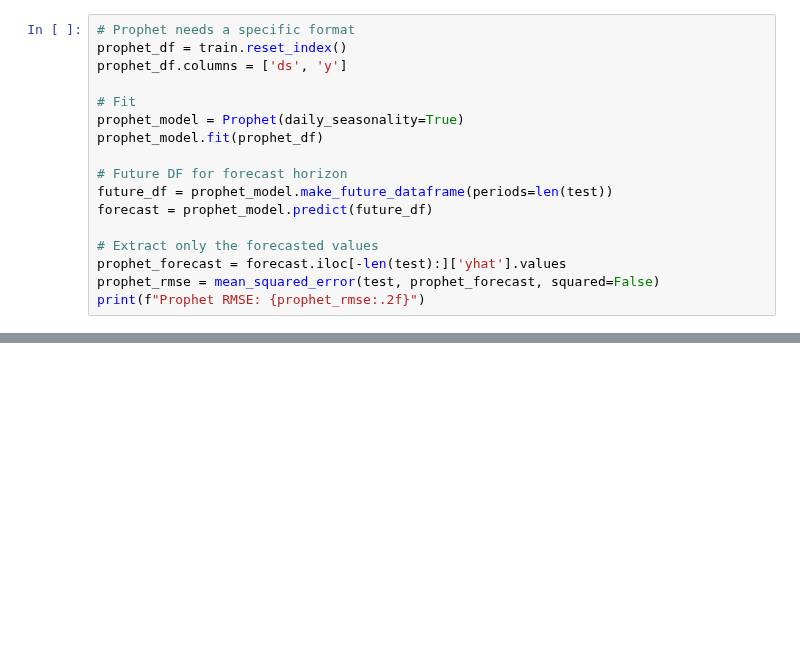
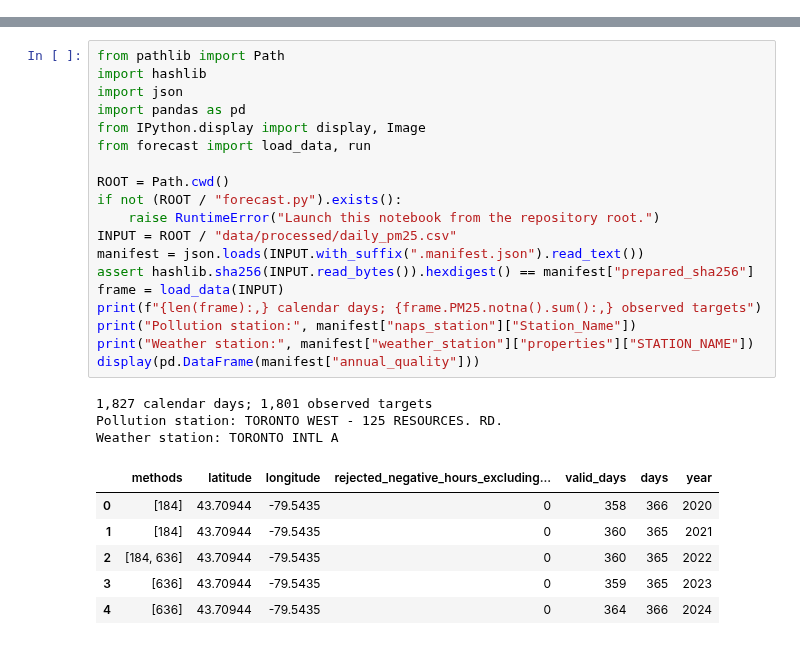
Before and after one commit to AhmedOT22/Air-Quality-Forecasting, a Jupyter notebook: AirQuality.ipynb, the cells around one changed output, grey strips where cells are left out. Cells and saved outputs as stored; diff of their text form; blank space fills up the shorter version.

```diff
--- a/AirQuality.ipynb
+++ b/AirQuality.ipynb
@@ -639,17 +0,0 @@ ETS RMSE: 14.14
-# %%
-# Prophet needs a specific format
-prophet_df = train.reset_index()
-prophet_df.columns = ['ds', 'y']
-
-# Fit
-prophet_model = Prophet(daily_seasonality=True)
-prophet_model.fit(prophet_df)
-
-# Future DF for forecast horizon
-future_df = prophet_model.make_future_dataframe(periods=len(test))
-forecast = prophet_model.predict(future_df)
-
-# Extract only the forecasted values
-prophet_forecast = forecast.iloc[-len(test):]['yhat'].values
-prophet_rmse = mean_squared_error(test, prophet_forecast, squared=False)
-print(f"Prophet RMSE: {prophet_rmse:.2f}")
@@ -1078,0 +14,29 @@ Name: AQI, dtype: float64
+# %%
+from pathlib import Path
+import hashlib
+import json
+import pandas as pd
+from IPython.display import display, Image
+from forecast import load_data, run
+
+ROOT = Path.cwd()
+if not (ROOT / "forecast.py").exists():
+    raise RuntimeError("Launch this notebook from the repository root.")
+INPUT = ROOT / "data/processed/daily_pm25.csv"
+manifest = json.loads(INPUT.with_suffix(".manifest.json").read_text())
+assert hashlib.sha256(INPUT.read_bytes()).hexdigest() == manifest["prepared_sha256"]
+frame = load_data(INPUT)
+print(f"{len(frame):,} calendar days; {frame.PM25.notna().sum():,} observed targets")
+print("Pollution station:", manifest["naps_station"]["Station_Name"])
+print("Weather station:", manifest["weather_station"]["properties"]["STATION_NAME"])
+display(pd.DataFrame(manifest["annual_quality"]))
+# %% [output]
+1,827 calendar days; 1,801 observed targets
+Pollution station: TORONTO WEST - 125 RESOURCES. RD.
+Weather station: TORONTO INTL A
+|  | methods | latitude | longitude | rejected_negative_hours_excluding... | valid_days | days | year |
+| 0 | [184] | 43.70944 | -79.5435 | 0 | 358 | 366 | 2020 |
+| 1 | [184] | 43.70944 | -79.5435 | 0 | 360 | 365 | 2021 |
+| 2 | [184, 636] | 43.70944 | -79.5435 | 0 | 360 | 365 | 2022 |
+| 3 | [636] | 43.70944 | -79.5435 | 0 | 359 | 365 | 2023 |
+| 4 | [636] | 43.70944 | -79.5435 | 0 | 364 | 366 | 2024 |
```
Also changed, not shown: parts of 110 cells of this notebook, 21 other files.
